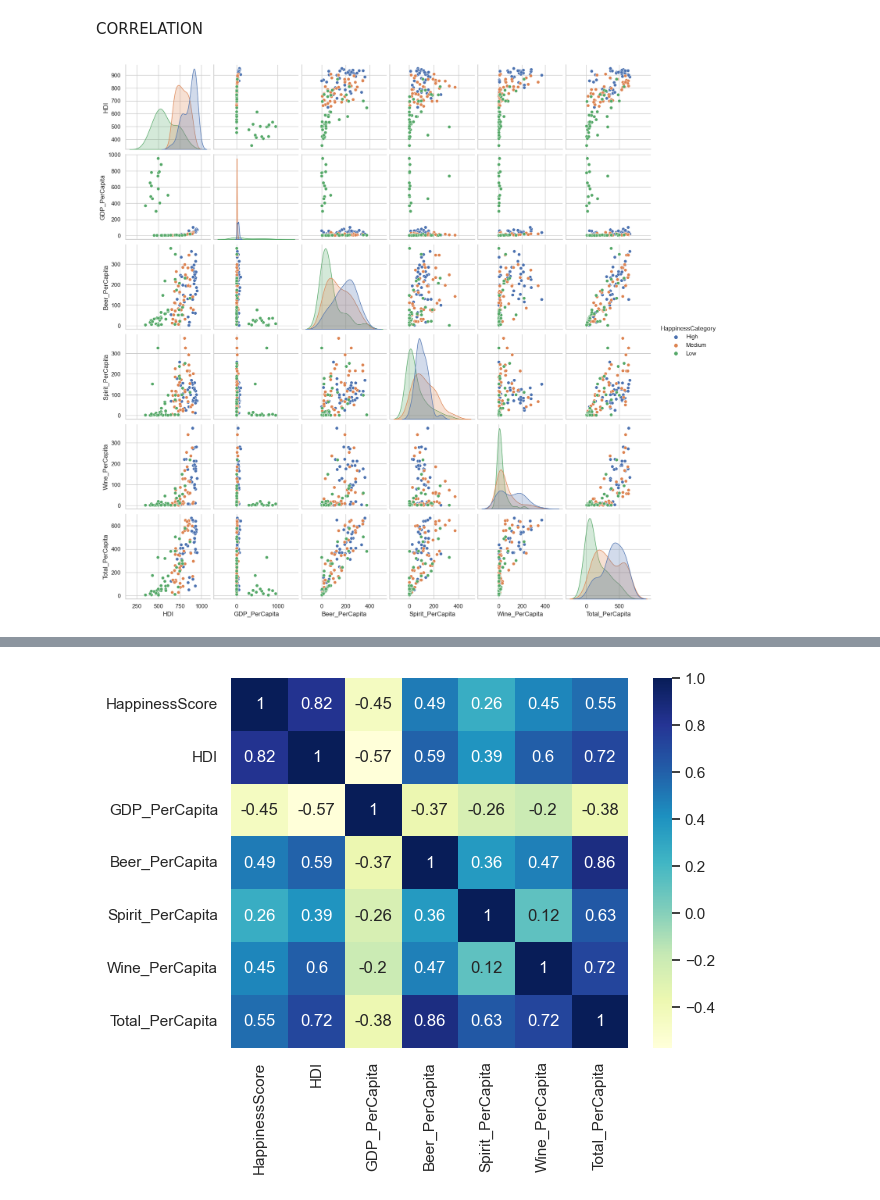
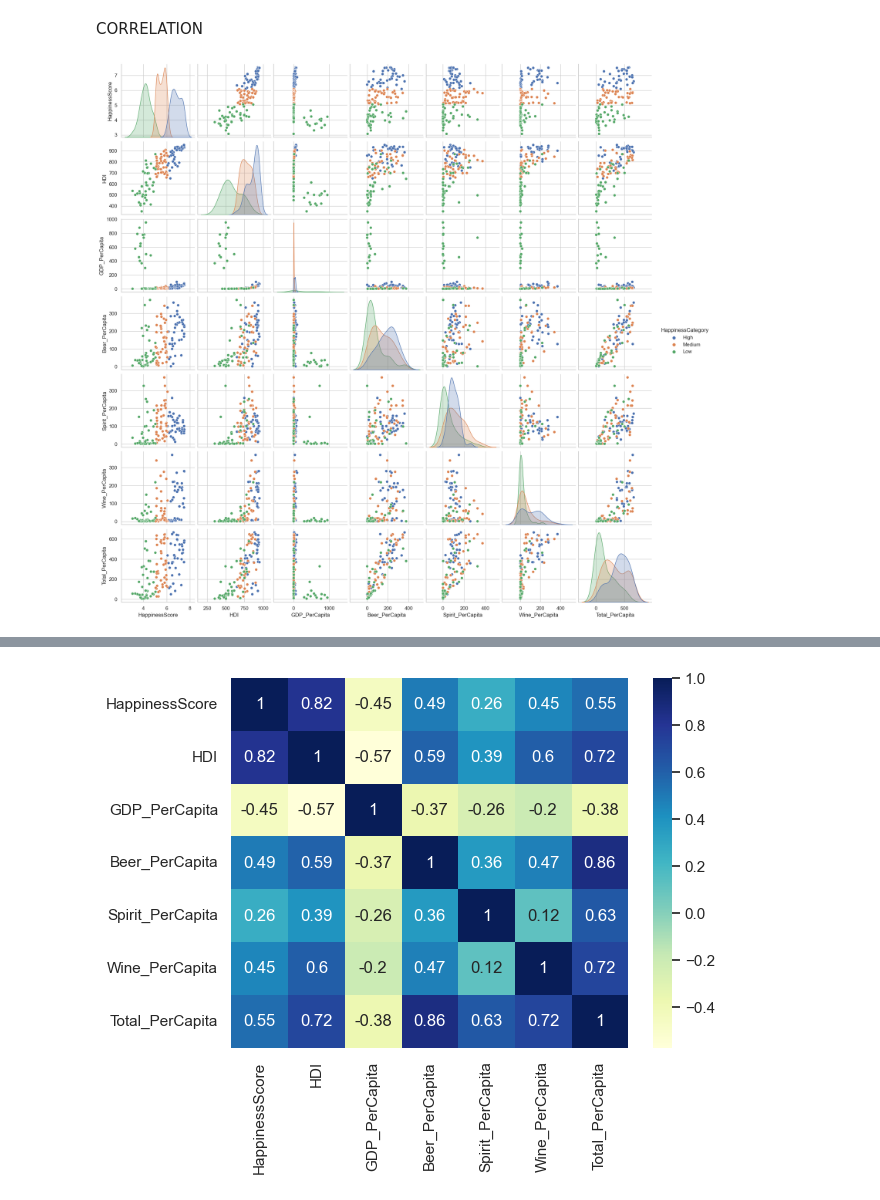
Before and after one commit to alessiasanfelici/Social_Research_Project, a Jupyter notebook: Alchool and Happiness.ipynb, the cells around one changed output, grey strips where cells are left out. Cells and saved outputs as stored; diff of their text form; code cells hidden in the pictures.

```diff
--- a/Alchool and Happiness.ipynb
+++ b/Alchool and Happiness.ipynb
@@ -91,10 +91,10 @@ array(['north', 'south', 'both'], dtype=object)
 # %% [markdown]
 CORRELATION
 # %%
-g = sb.pairplot(happiness_data.iloc[:,3:], hue = "HappinessCategory")
+g = sb.pairplot(happiness_data.iloc[:, 2:], hue = "HappinessCategory")
 plt.show()
 # %% [output]
-[figure, old version]
+[figure, new version]
 # %%
 happiness_data.corr()
 # %% [output]
```
Also changed, not shown: parts of 8 cells of this notebook.
